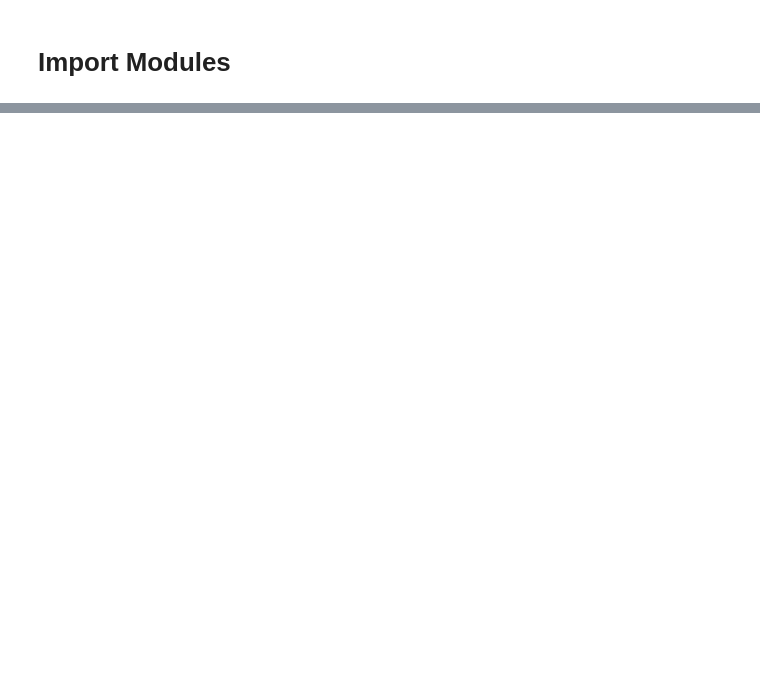
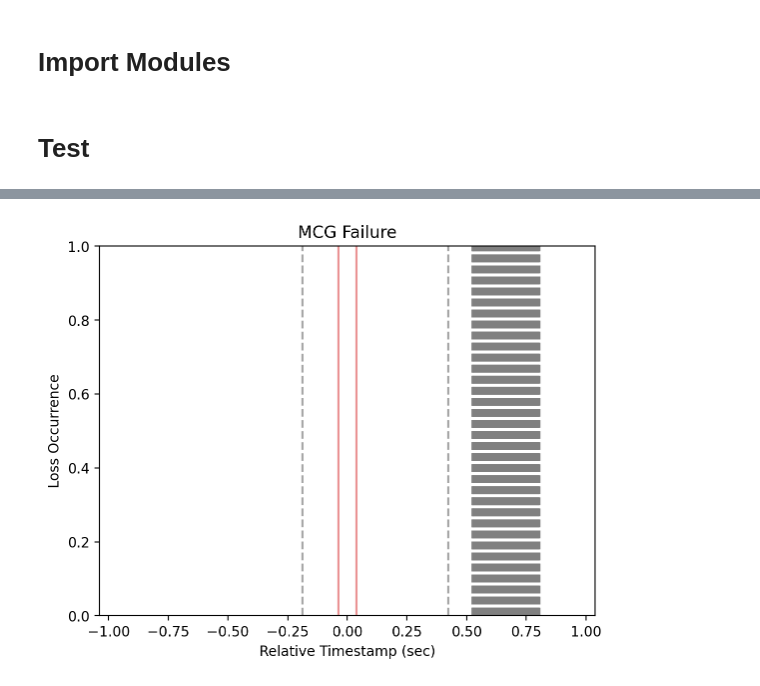
Before and after one commit to mollyy0514/wmnl-handoff-research, a Jupyter notebook: analysis/2023-04-06/handover_profile.ipynb, the cells around one changed output, grey strips where cells are left out. Cells and saved outputs as stored; diff of their text form; code cells hidden in the pictures; blank space fills up the shorter version.

```diff
--- a/analysis/2023-04-06/handover_profile.ipynb
+++ b/analysis/2023-04-06/handover_profile.ipynb
@@ -42,0 +60,47 @@ dates = {
+# %% [markdown]
+# Test
+# %%
+df_ho = pd.read_csv("/Users/jackbedford/Desktop/MOXA/Code/data/2023-04-01/_Bandlock_Udp_All_LTE_B1B3_B1B8_RM500Q/qc03/#01/data/diag_log_qc03_2023-04-01_15-21-12_rrc.csv")
+df_dl = pd.read_csv("/Users/jackbedford/Desktop/MOXA/Code/data/2023-04-01/_Bandlock_Udp_All_LTE_B1B3_B1B8_RM500Q/qc03/#01/data/udp_dnlk_loss_latency.csv")
+df_ul = pd.read_csv("/Users/jackbedford/Desktop/MOXA/Code/data/2023-04-01/_Bandlock_Udp_All_LTE_B1B3_B1B8_RM500Q/qc03/#01/data/udp_uplk_loss_latency.csv")
+
+df_ho, _, _ = mi_parse_ho(df_ho, tz=8)
+df_ho['ho_type0'] = df_ho['ho_type'].astype('string')
+df_ho.loc[df_ho['cause'].notna(), 'ho_type0'] = df_ho['ho_type'].astype('string') + '_' + df_ho['cause'].astype('string')
+df_ho['ho_type0'] = df_ho['ho_type0'].astype('category')
+df_dl = set_data(df_dl)
+df_ul = set_data(df_ul)
+# %%
+df = df_ho.query('ho_type == "MCG_Failure"').copy().reset_index(drop=True)
+display(df)
+
+idx = 0
+start = df.at[idx, 'start']
+end = df.at[idx, 'end']
+midpoint = start + (end - start) / 2
+print(start, end, midpoint, sep='\n')
+
+sec = 1
+intv = P.closed(start-pd.Timedelta(seconds=sec), end+pd.Timedelta(seconds=sec))
+
+# df_ul.query('xmit_time >= @intv.lower & xmit_time <= @intv.upper')
+# df_ul.query('xmit_time >= @intv.lower & xmit_time <= @intv.upper & lost == True')
+# df_dl.query('arr_time >= @intv.lower & arr_time <= @intv.upper')
+# df_dl.query('arr_time >= @intv.lower & arr_time <= @intv.upper & lost == True')
+
+df_plot = df_dl.query('arr_time >= @intv.lower & arr_time <= @intv.upper & lost == True').copy().reset_index(drop=True)
+df_plot['rel_time'] = (df_plot['arr_time'] - midpoint).dt.total_seconds()
+df_plot
+
+fig, ax = plt.subplots()
+ax.set_xlim([(intv.lower-midpoint).total_seconds(), (intv.upper-midpoint).total_seconds()])
+ax.set_title('MCG Failure')
+for ts in df_plot['rel_time']:
+    ax.axvline(ts, linestyle='--', color='gray', alpha=0.7)
+ax.axvline((start-midpoint).total_seconds(), color='tab:red', alpha=0.5)
+ax.axvline((end-midpoint).total_seconds(), color='tab:red', alpha=0.5)
+ax.set_xlabel('Relative Timestamp (sec)')
+ax.set_ylabel('Loss Occurrence')
+
+plt.show()
+# %% [output]
@@ -42,0 +113 @@ dates = {
+[figure, added]
```
Also changed, not shown: parts of 14 cells of this notebook, 1 other file.
